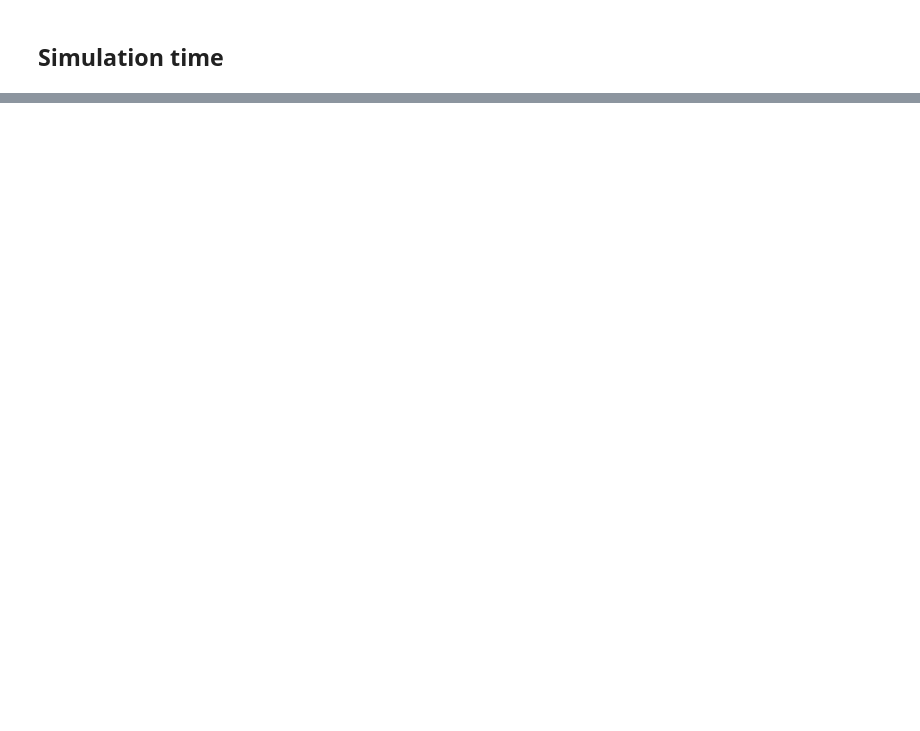
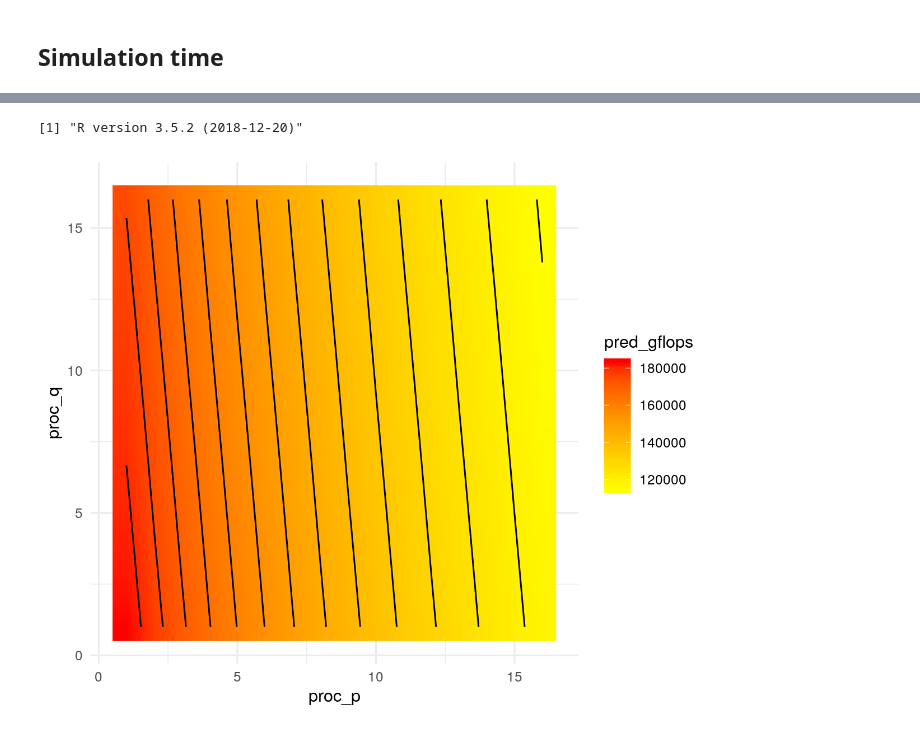
Before and after one commit to Ezibenroc/calibration_analysis, a Jupyter notebook: dahu/smpi_hpl/remove_nodes.ipynb, the cells around one changed output, grey strips where cells are left out. Drawn from its saved outputs; the diff is of its cells as text; code cells hidden in the pictures; blank space fills up the shorter version.

```diff
--- a/dahu/smpi_hpl/remove_nodes.ipynb
+++ b/dahu/smpi_hpl/remove_nodes.ipynb
@@ -315,0 +503,23 @@ ggplot(tmp) +\
+# %%
+l = []
+for p in range(1, 17): #range(1, 500, 5):
+    for q in range(1, 17): #range(1, 500, 5):
+        l.append((p, q))
+
+gen = pandas.DataFrame(l, columns=['proc_p', 'proc_q'])
+gen['n'] = df.matrix_size.max()
+gen['n2'] = gen['n'] ** 2
+gen['n3'] = gen['n'] ** 3
+gen['log_p'] = log(gen['proc_p'])
+gen['log_q'] = log(gen['proc_q'])
+gen['squareness'] = log(gen['proc_p'] * gen['proc_q'])
+gen['nb_nodes'] = gen['proc_p'] * gen['proc_q']
+p = reg.params
+gen['pred'] = p.Intercept
+for col, val in p.items():
+    if col == 'Intercept':
+        continue
+    print(col)
+    gen['pred'] += val * gen[col]
+gen['pred_gflops'] = (2/3*gen['n3'] + 2*gen['n2']) / gen['pred'] * 1e-9
+gen
@@ -315,0 +560,19 @@ ggplot(tmp) +\
+# %%
+%%R
+library(ggplot2)
+library(dplyr)
+R.version.string
+# %% [output]
+[1] "R version 3.5.2 (2018-12-20)"
+# %%
+R_df = gen[['proc_p', 'proc_q', 'pred_gflops']]
+# %%
+%%R -i R_df -w 6 -h 5 --units in -r 200
+ggplot() +
+    aes(x=proc_p, y=proc_q, fill=pred_gflops) +
+    geom_raster(data=R_df %>% filter(pred_gflops >= 0, pred_gflops < 500000), interpolate=T) +
+    scale_fill_gradient(low = 'yellow', high = 'red') +
+    stat_contour(data=R_df %>% filter(pred_gflops >= 0, pred_gflops < 500000), aes(z=pred_gflops), color='black') +
+    theme_minimal()
+# %% [output]
+[figure, added]
```
Also changed, not shown: parts of 21 cells of this notebook, 16 other files.
